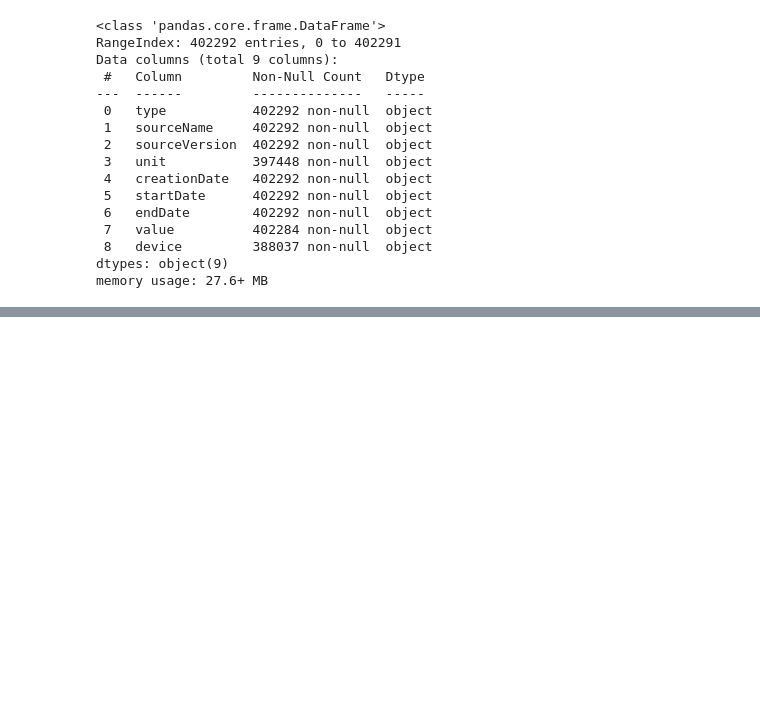
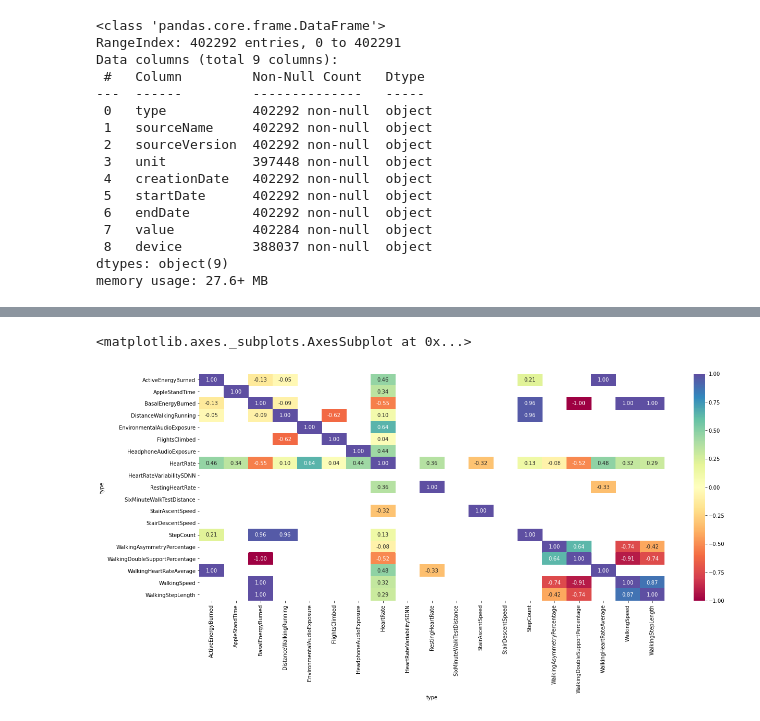
Before and after one commit to Doumham-Armah/AppleHealthAnalysis, a Jupyter notebook: health_analysis.ipynb, the cells around one changed output, grey strips where cells are left out. Drawn from its saved outputs; the diff is of its cells as text; code cells hidden in the pictures; blank space fills up the shorter version.

```diff
--- a/health_analysis.ipynb
+++ b/health_analysis.ipynb
@@ -65,0 +86,6 @@ memory usage: 27.6+ MB
+# %%
+# change value col to numeric, NaN if fails
+df['value'] = pd.to_numeric(df['value'], errors='coerce')
+# %%
+# pivot df on type col
+df = df.pivot_table(index='endDate', columns='type', values='value')
@@ -65,0 +99,16 @@ memory usage: 27.6+ MB
+# %%
+# drop all rows where HeartRate != NaN
+df = df[df['HeartRate'].notna()]
+# %%
+# dropping cols i dont need
+df.drop(['AppleExerciseTime', 'BodyMass', 'DistanceSwimming', 'HKDataTypeSleepDurationGoal', 'SwimmingStrokeCount', 'VO2Max', 'Height'], axis=1, inplace=True)
+# %%
+# correlation matrix
+cm = df.corr()
+
+# heatmap
+fig = plt.figure(figsize=(20,8))
+sns.heatmap(cm, annot=True, fmt=".2f", vmin=-1.0, vmax=+1.0, cmap='Spectral')
+# %% [output]
+<matplotlib.axes._subplots.AxesSubplot at 0x...>
+[figure, added]
```
Also changed, not shown: parts of 15 cells of this notebook.
